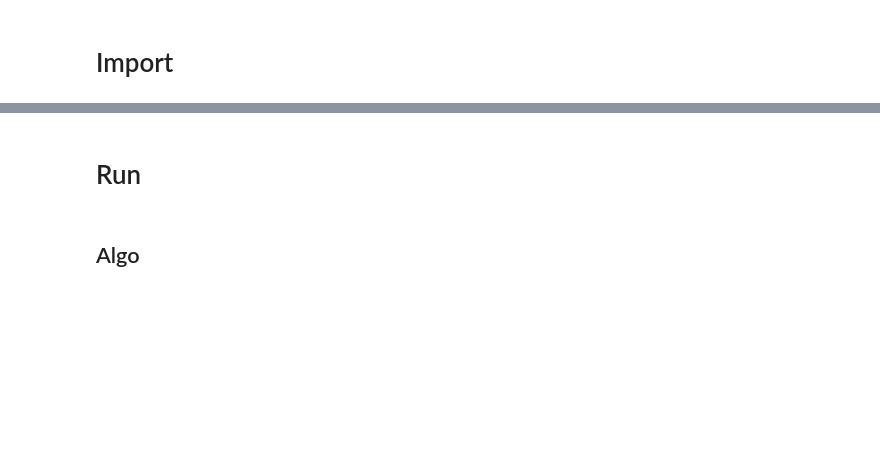
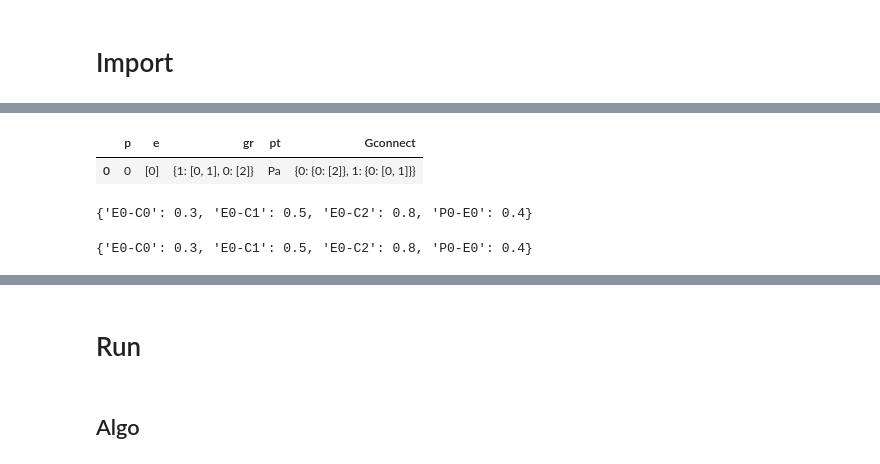
Before and after one commit to egos/valeo, a Jupyter notebook: VALEO notebook_V3.ipynb, the cells around one changed output, grey strips where cells are left out. Drawn from its saved outputs; the diff is of its cells as text; code cells hidden in the pictures; blank space fills up the shorter version.

```diff
--- a/VALEO notebook_V3.ipynb
+++ b/VALEO notebook_V3.ipynb
@@ -50,0 +75,9 @@ from utils import *
+# %%
+file = {'SheetMapName' : 'map', 'uploaded_file' : "data.xlsx",'DistFactor' : 0.1}
+# file = {'SheetMapName' : 'map', 'uploaded_file' : None, 'DistFactor' : 0.1}
+# file = {'SheetMapName' : 'map bis', 'uploaded_file' : None, 'DistFactor' : 0.1}
+algo = load_data_brut(file)
+algo.ListBusPactif
+algo.DebitCalculationNew = False
+algo.Npc = 0
+# algo.dfmap
@@ -50,0 +130,14 @@ from utils import *
+# %%
+IndivLine = indiv_lines_conf(algo, indiv)
+indiv['IndivLine'] = IndivLine
+pd.DataFrame(IndivLine)
+# print(json.dumps(d, sort_keys=True, indent=3))
+# %% [output]
+|  | p | e | gr | pt | Gconnect |
+| 0 | 0 | [0] | {1: [0, 1], 0: [2]} | Pa | {0: {0: [2]}, 1: {0: [0, 1]}} |
+# %%
+indiv['dist_Connect']
+indiv['BusDist']
+# %% [output]
+{'E0-C0': 0.3, 'E0-C1': 0.5, 'E0-C2': 0.8, 'P0-E0': 0.4}
+{'E0-C0': 0.3, 'E0-C1': 0.5, 'E0-C2': 0.8, 'P0-E0': 0.4}
```
Also changed, not shown: parts of 23 cells of this notebook, 3 other files.
